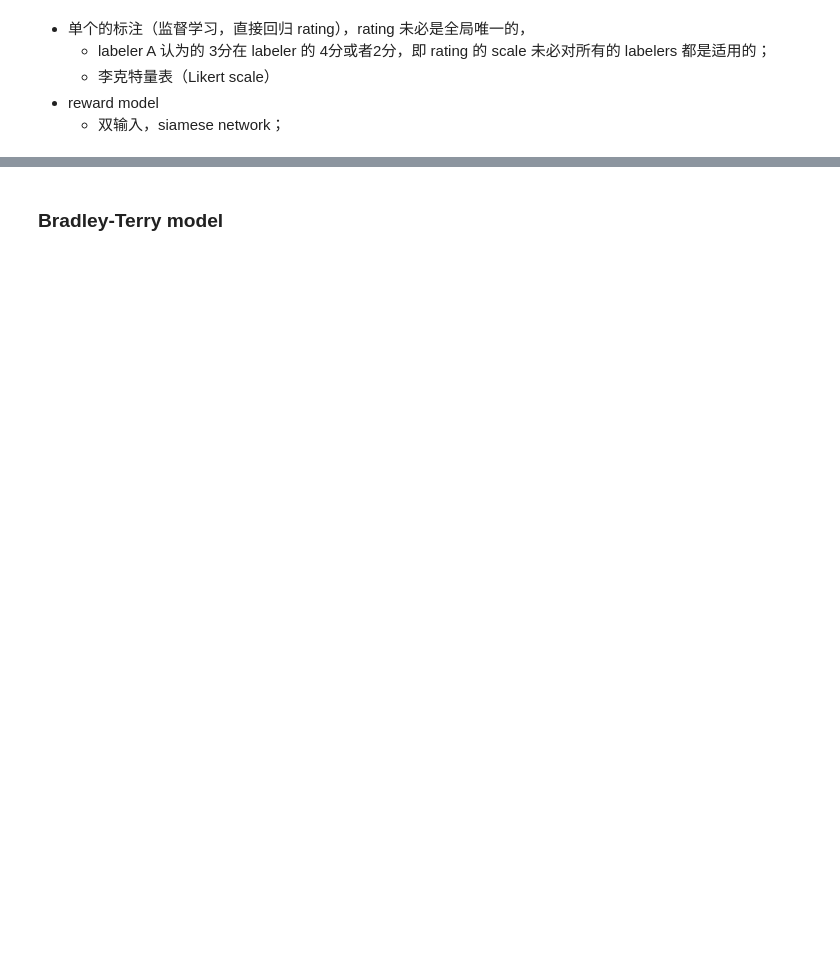
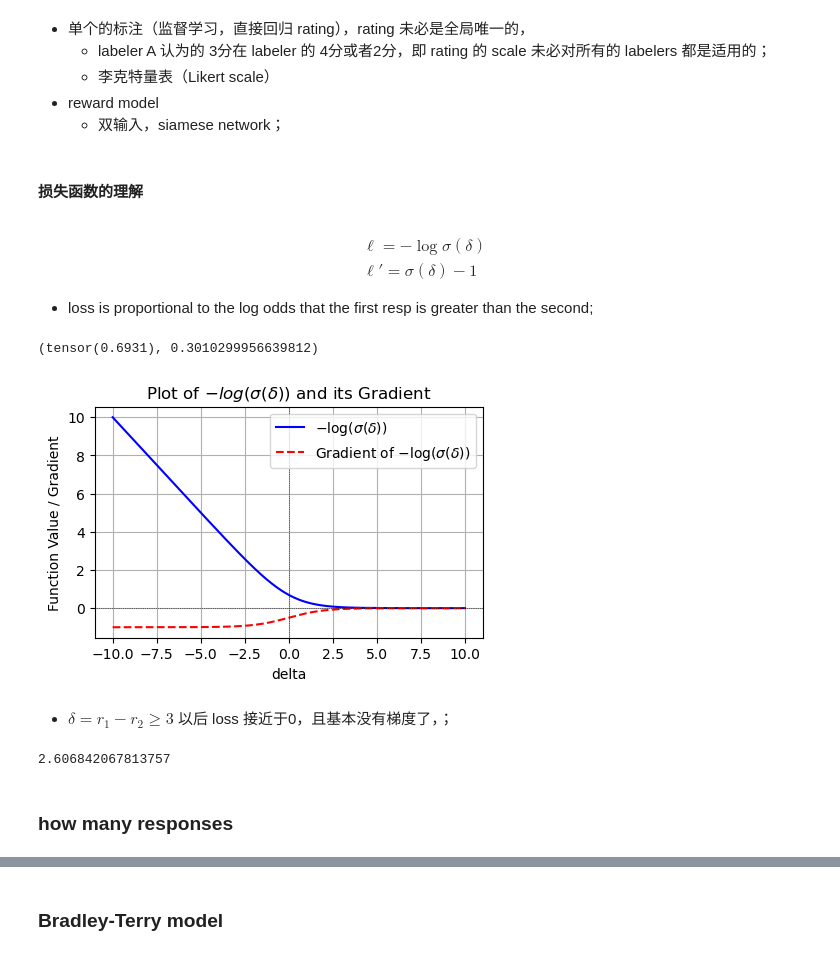
Before and after one commit to chunhuizhang/personal_chatgpt, a Jupyter notebook: tutorials/reward_model/reward_model_Bradley_Terry_model.ipynb, the cells around one changed output, grey strips where cells are left out. Cells and saved outputs as stored; diff of their text form; code cells hidden in the pictures; blank space fills up the shorter version.

```diff
--- a/tutorials/reward_model/reward_model_Bradley_Terry_model.ipynb
+++ b/tutorials/reward_model/reward_model_Bradley_Terry_model.ipynb
@@ -22,3 +27,55 @@ Image(url='./imgs/quality-labels.png', width=500)
     - 李克特量表（Likert scale）
 - reward model
     - 双输入，siamese network；
+# %% [markdown]
+#### 损失函数的理解
+# %% [markdown]
+$$
+\begin{split}
+&\ell=-\log\sigma(\delta)\\
+&\ell'=\sigma(\delta)-1
+\end{split}
+$$
+
+- loss is proportional to the log odds that the first resp is greater than the second;
+# %%
+# `r1=r2` 时的 loss
+-F.logsigmoid(torch.tensor(0.)), -np.log10(1/(1+np.exp(-0)))
+# %% [output]
+(tensor(0.6931), 0.3010299956639812)
+# %%
+import numpy as np
+import matplotlib.pyplot as plt
+
+# Define the delta range
+delta = np.linspace(-10, 10, 1000)
+
+# Define the function -log(sigma(delta)) and its gradient
+sigma = 1 / (1 + np.exp(-delta))
+neg_log_sigma = -np.log(sigma)
+grad_neg_log_sigma = sigma-1  # derivative of -log(sigma(delta)) with respect to delta
+
+# Plotting
+plt.figure(figsize=(5, 3))
+plt.plot(delta, neg_log_sigma, label='$-\log(\sigma(\delta))$', color='blue')
+plt.plot(delta, grad_neg_log_sigma, label="Gradient of $-\log(\sigma(\delta))$", color='red', linestyle='--')
+
+plt.axhline(0, color='black', linewidth=0.5, linestyle=':')
+plt.axvline(0, color='black', linewidth=0.5, linestyle=':')
+
+plt.title('Plot of $-log(\sigma(\delta))$ and its Gradient')
+plt.xlabel('delta')
+plt.ylabel('Function Value / Gradient')
+plt.legend()
+plt.grid(True)
+plt.show()
+# %% [output]
+[figure, added]
+# %% [markdown]
+- $\delta=r_1-r_2\geq 3$ 以后 loss 接近于0，且基本没有梯度了，；
+# %%
+-np.log10(1/(1+np.exp(6)))
+# %% [output]
+2.606842067813757
+# %% [markdown]
+### how many responses
```
Also changed, not shown: parts of 2 cells of this notebook.
